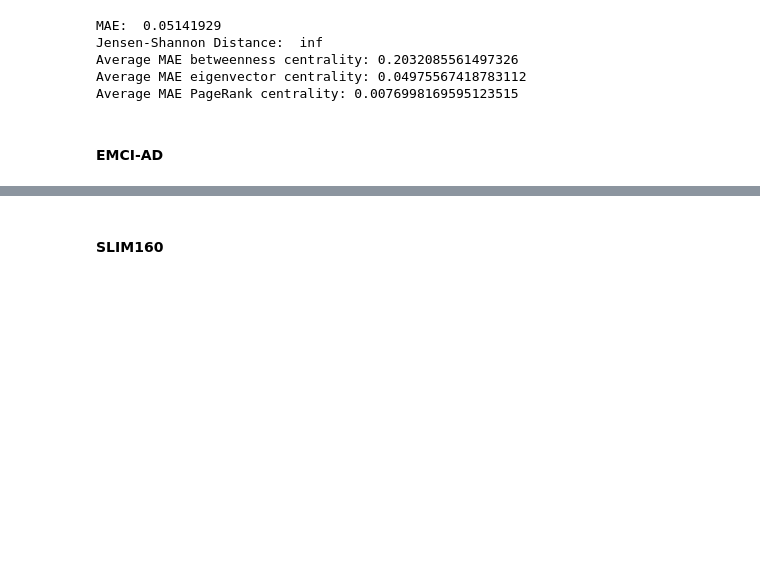
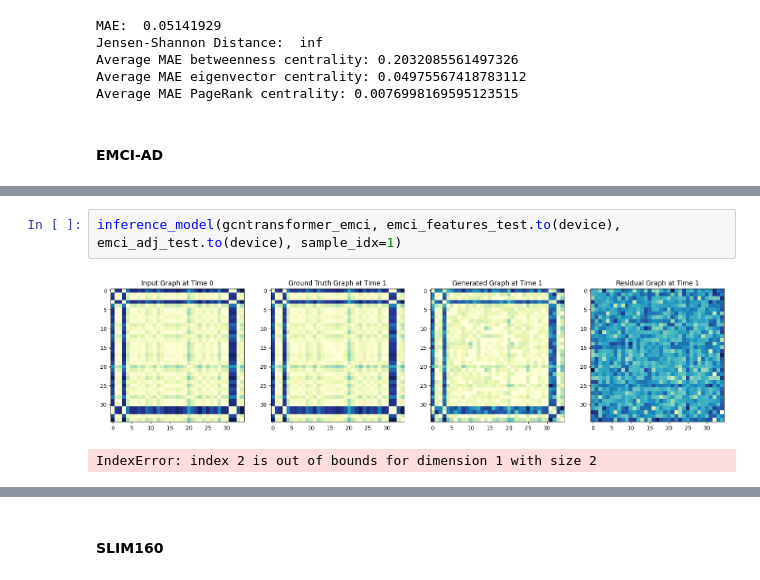
Before and after one commit to GitaAyu06/reservoir-gnn, a Jupyter notebook: reservoir-gcn_graph_generations.ipynb, the cells around one changed output, grey strips where cells are left out. Saved outputs shown, nothing was run; the diff lists cells and outputs as text; blank space fills up the shorter version.

```diff
--- a/reservoir-gcn_graph_generations.ipynb
+++ b/reservoir-gcn_graph_generations.ipynb
@@ -780,0 +822,5 @@ Average MAE PageRank centrality: 0.0076998169595123515
+# %%
+inference_model(gcntransformer_emci, emci_features_test.to(device), emci_adj_test.to(device), sample_idx=1)
+# %% [output]
+[figure, added]
+IndexError: index 2 is out of bounds for dimension 1 with size 2
```
Also changed, not shown: parts of 7 cells of this notebook, 4 other files.
